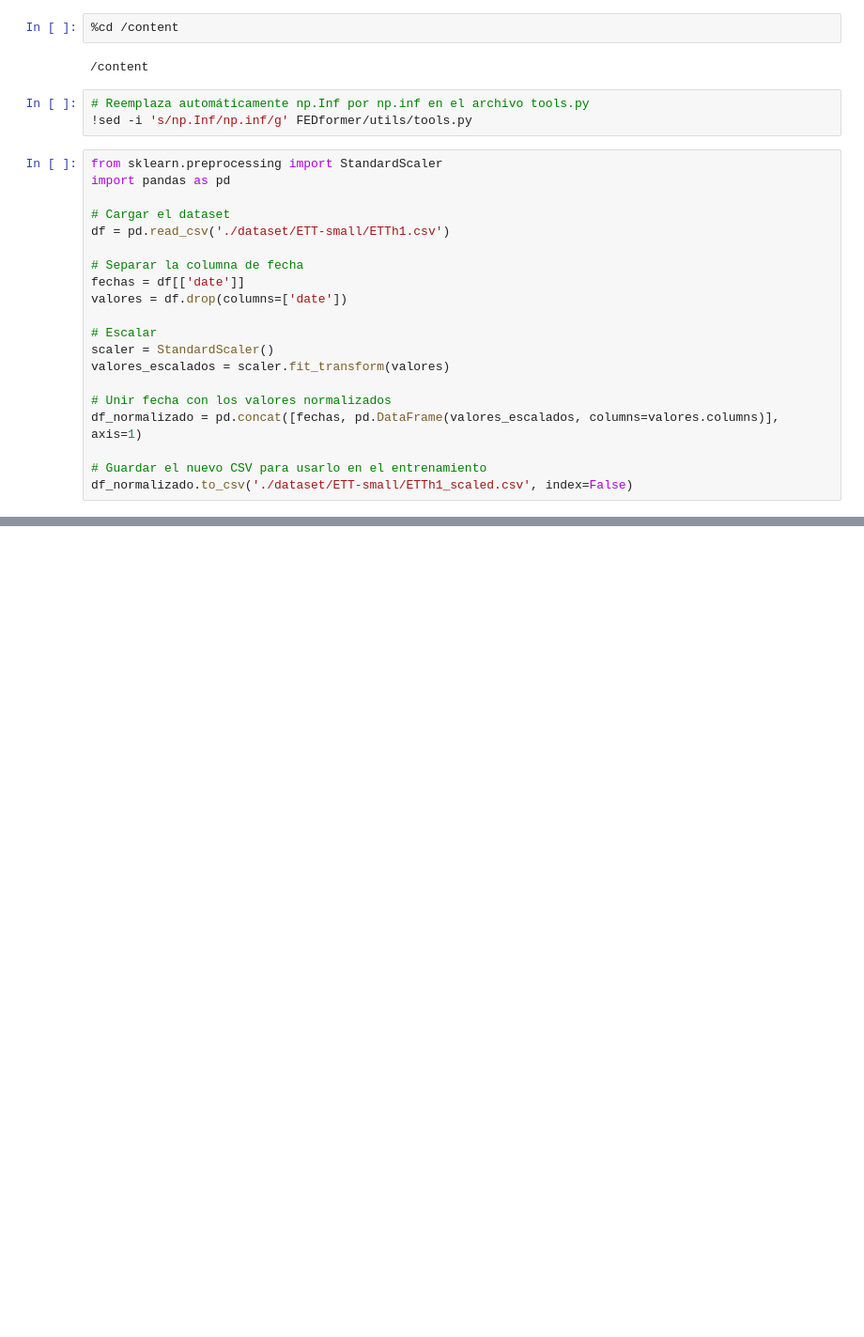
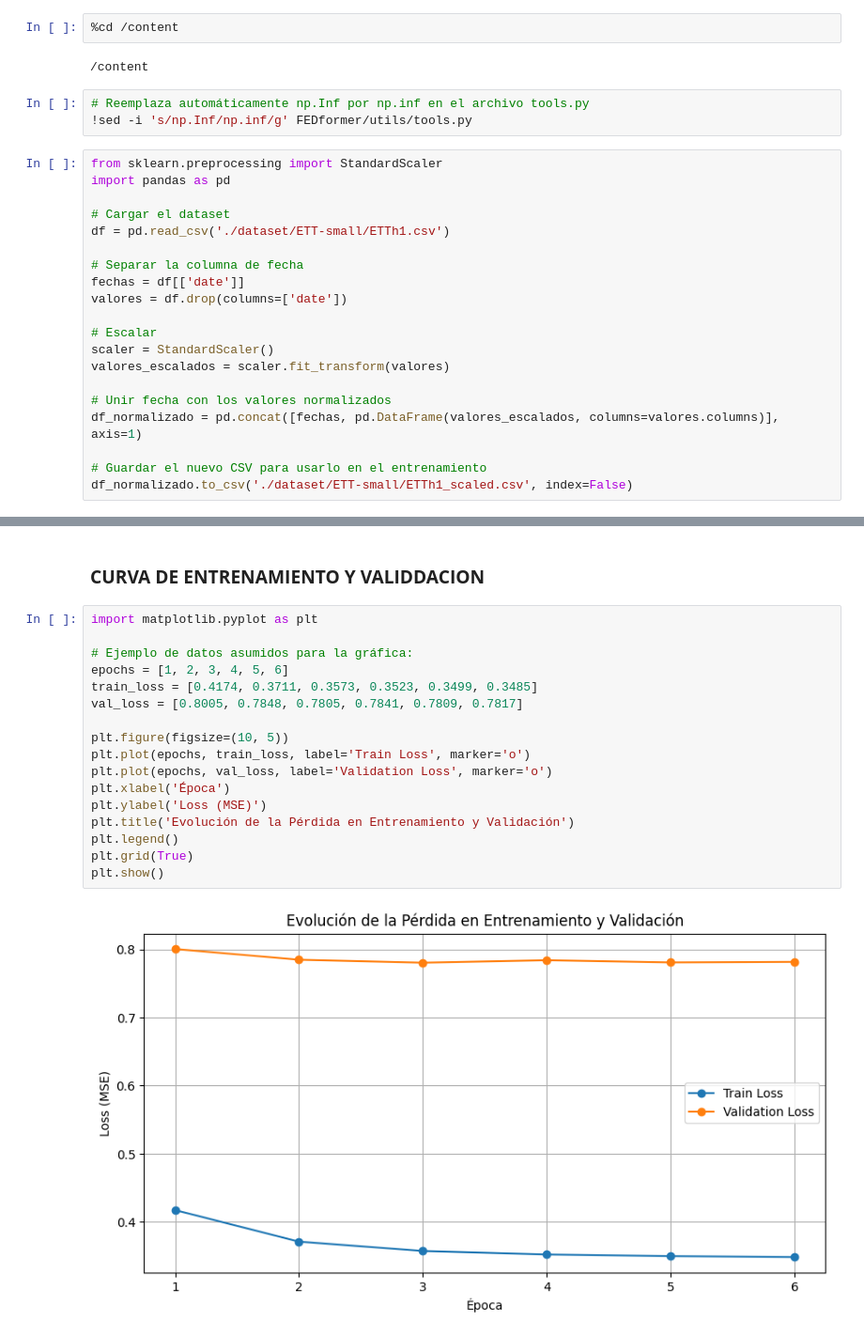
Before and after one commit to ALdoMartineCh16/FEDformer_Time_Series, a Jupyter notebook: FEDformer.ipynb, the cells around one changed output, grey strips where cells are left out. Shown: that part at 94% size. Cells and saved outputs as stored; diff of their text form; blank space fills up the shorter version.

```diff
--- a/FEDformer.ipynb
+++ b/FEDformer.ipynb
@@ -261,0 +263,21 @@ mse:nan, mae:nan
+# %% [markdown]
+### **CURVA DE ENTRENAMIENTO Y VALIDDACION**
+# %%
+import matplotlib.pyplot as plt
+
+# Ejemplo de datos asumidos para la gráfica:
+epochs = [1, 2, 3, 4, 5, 6]
+train_loss = [0.4174, 0.3711, 0.3573, 0.3523, 0.3499, 0.3485]
+val_loss = [0.8005, 0.7848, 0.7805, 0.7841, 0.7809, 0.7817]
+
+plt.figure(figsize=(10, 5))
+plt.plot(epochs, train_loss, label='Train Loss', marker='o')
+plt.plot(epochs, val_loss, label='Validation Loss', marker='o')
+plt.xlabel('Época')
+plt.ylabel('Loss (MSE)')
+plt.title('Evolución de la Pérdida en Entrenamiento y Validación')
+plt.legend()
+plt.grid(True)
+plt.show()
+# %% [output]
+[figure, added]
```
Also changed, not shown: parts of 13 cells of this notebook.
